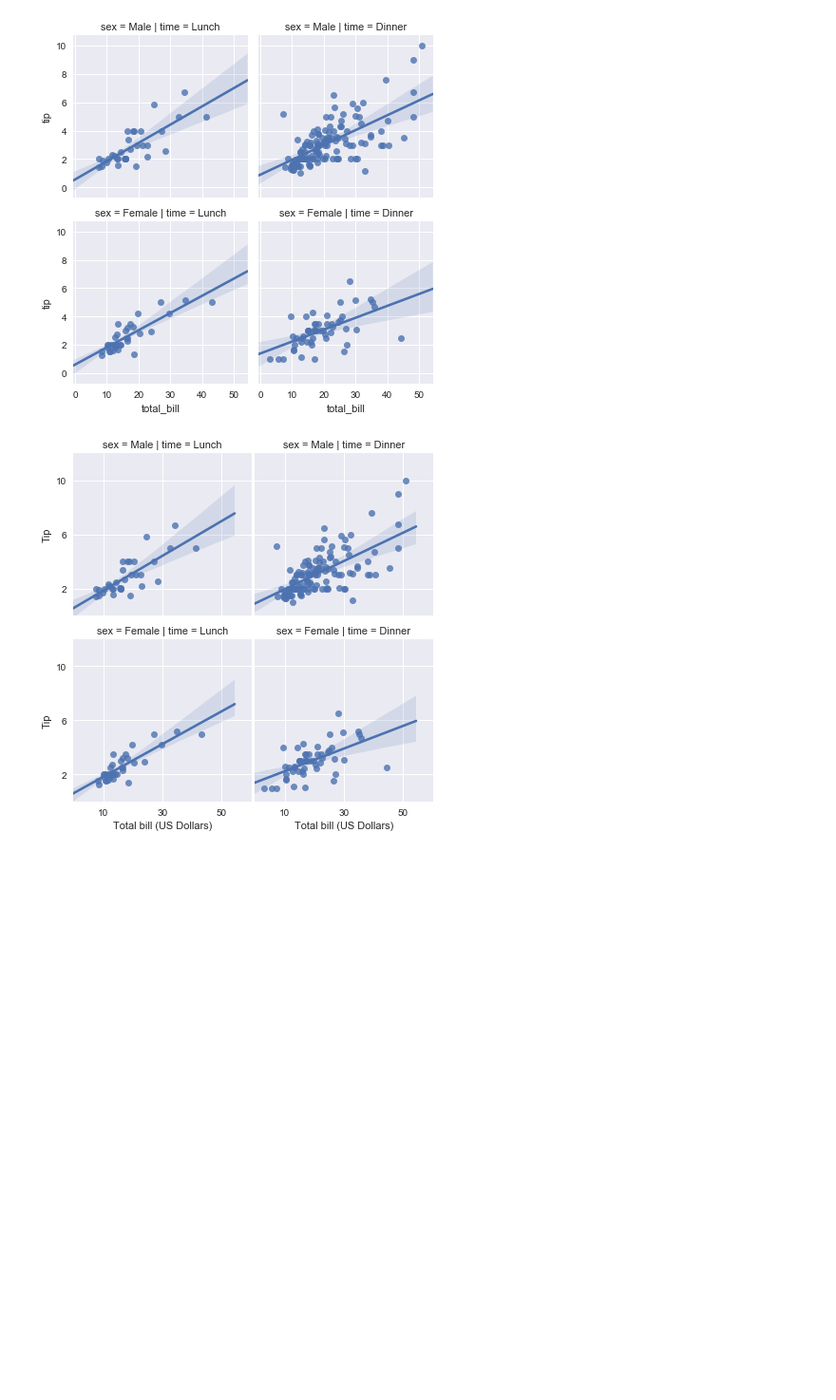
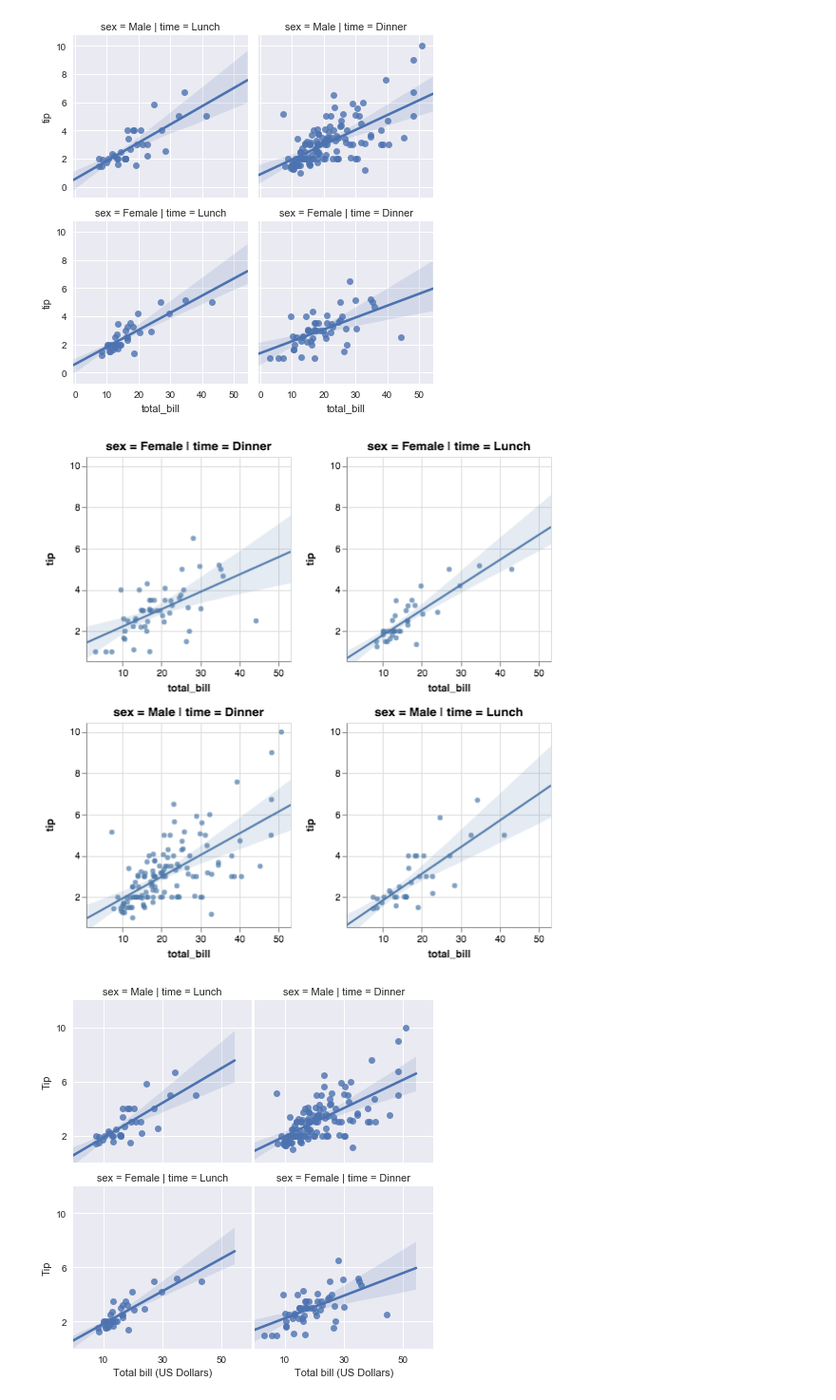
Before and after one commit to Kitware/seaborn_altair, a Jupyter notebook: notebooks/lmplot.ipynb, the cells around one changed output. Shown at 95% size. Cells and saved outputs as stored; diff of their text form; code cells hidden in the pictures; blank space fills up the shorter version.

```diff
--- a/notebooks/lmplot.ipynb
+++ b/notebooks/lmplot.ipynb
@@ -73,10 +73,12 @@ g = sns.lmplot(x="total_bill", y="tip", row="sex", col="time", data=tips, size=3
 [figure]
 [figure]
 # %%
+display(salt.lmplot(x="total_bill", y="tip", row="sex", col="time", data=tips, size=3))
 g = sns.lmplot(x="total_bill", y="tip", row="sex", col="time", data=tips, size=3)
 g = (g.set_axis_labels("Total bill (US Dollars)", "Tip")
       .set(xlim=(0, 60), ylim=(0, 12),
            xticks=[10, 30, 50], yticks=[2, 6, 10])
       .fig.subplots_adjust(wspace=.02))
 # %% [output]
-[figure, old version]
+[figure, new version]
+[figure, added]
```
Also changed, not shown: parts of 6 cells of this notebook, 9 other files.
